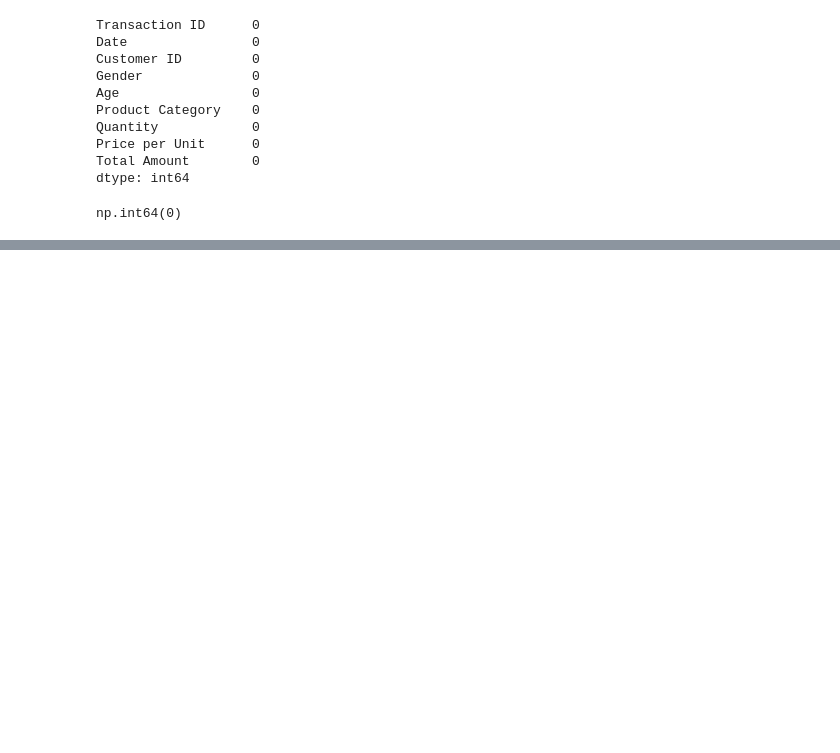
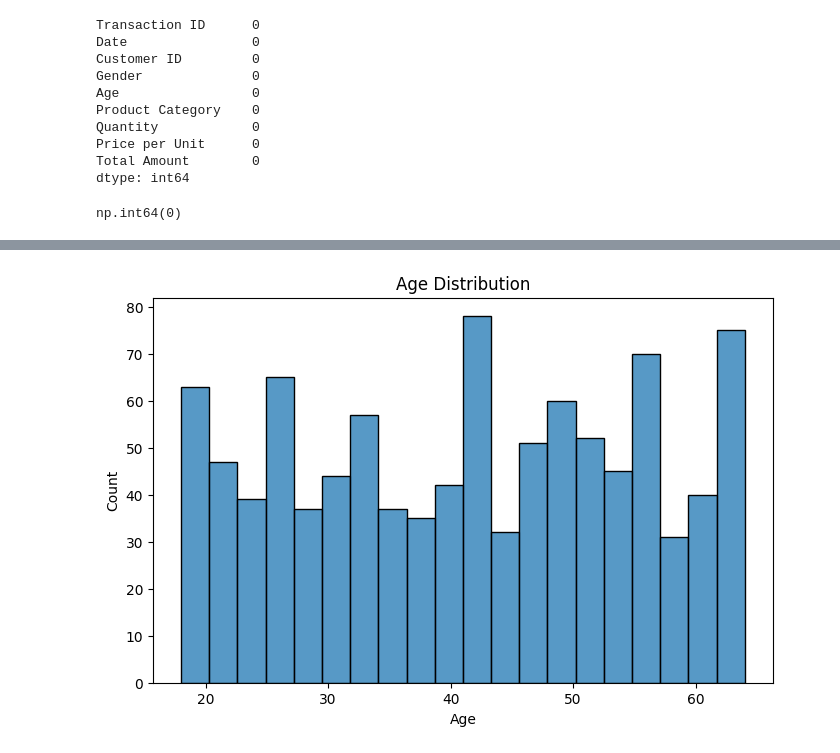
Before and after one commit to mofij1122/OIBSIP_DataAnalytics_Task1_RetailSalesEDA, a Jupyter notebook: Retail_Sales_EDA.ipynb, the cells around one changed output, grey strips where cells are left out. Saved outputs shown, nothing was run; the diff lists cells and outputs as text; code cells hidden in the pictures; blank space fills up the shorter version.

```diff
--- a/Retail_Sales_EDA.ipynb
+++ b/Retail_Sales_EDA.ipynb
@@ -65,0 +93,8 @@ NameError: name 'true' is not defined
+# %%
+plt.figure(figsize=(8,5))
+sns.histplot(df['Age'], bins=20)
+
+plt.title('Age Distribution')
+plt.show()
+# %% [output]
+[figure, added]
```
Also changed, not shown: parts of 10 cells of this notebook.
